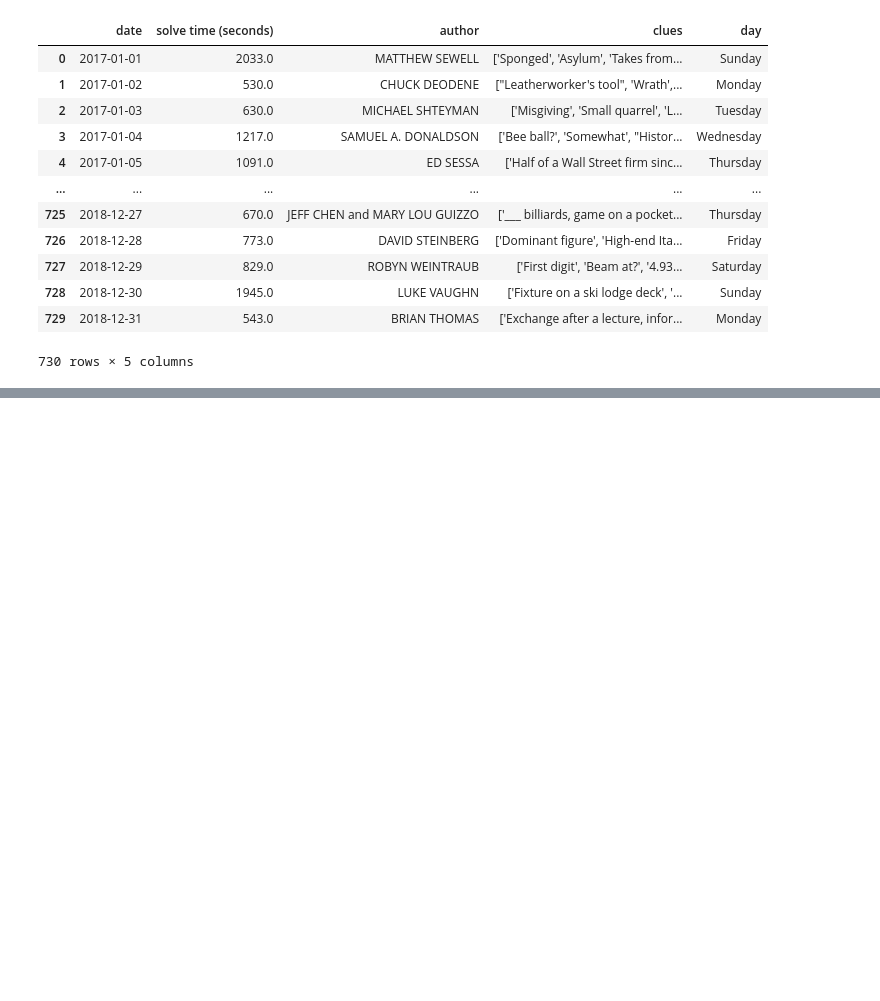
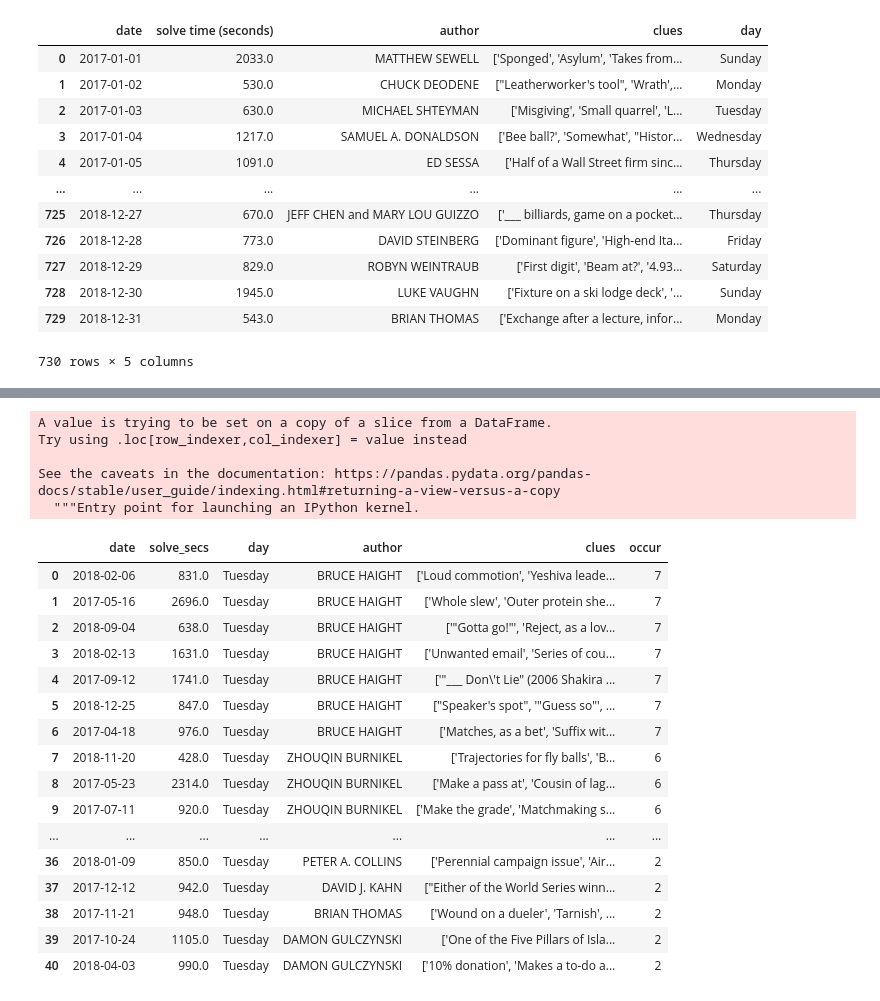
Before and after one commit to kejohnson1231/Crosswords, a Jupyter notebook: capstone_one_code.ipynb, the cells around one changed output, grey strips where cells are left out. Drawn from its saved outputs; the diff is of its cells as text; code cells hidden in the pictures; blank space fills up the shorter version.

```diff
--- a/capstone_one_code.ipynb
+++ b/capstone_one_code.ipynb
@@ -643,0 +816,35 @@ sorted_days.plot.bar()
+# %%
+df_Tues['occur'] = df_Tues.groupby('author')['author'].transform('size')
+
+Tues_auth = df_Tues[df_Tues['occur'] > 1]
+
+
+
+Tues_sort = Tues_auth.sort_values('occur', ascending=False)
+
+Tues_sort.reset_index(drop=True, inplace=True)
+
+Tues_sort
+# %% [output]
+A value is trying to be set on a copy of a slice from a DataFrame.
+Try using .loc[row_indexer,col_indexer] = value instead
+
+See the caveats in the documentation: https://pandas.pydata.org/pandas-docs/stable/user_guide/indexing.html#returning-a-view-versus-a-copy
+  """Entry point for launching an IPython kernel.
+|  | date | solve_secs | day | author | clues | occur |
+| 0 | 2018-02-06 | 831.0 | Tuesday | BRUCE HAIGHT | ['Loud commotion', 'Yeshiva leade... | 7 |
+| 1 | 2017-05-16 | 2696.0 | Tuesday | BRUCE HAIGHT | ['Whole slew', 'Outer protein she... | 7 |
+| 2 | 2018-09-04 | 638.0 | Tuesday | BRUCE HAIGHT | ['"Gotta go!"', 'Reject, as a lov... | 7 |
+| 3 | 2018-02-13 | 1631.0 | Tuesday | BRUCE HAIGHT | ['Unwanted email', 'Series of cou... | 7 |
+| 4 | 2017-09-12 | 1741.0 | Tuesday | BRUCE HAIGHT | ['"___ Don\'t Lie" (2006 Shakira ... | 7 |
+| 5 | 2018-12-25 | 847.0 | Tuesday | BRUCE HAIGHT | ["Speaker's spot", '"Guess so"', ... | 7 |
+| 6 | 2017-04-18 | 976.0 | Tuesday | BRUCE HAIGHT | ['Matches, as a bet', 'Suffix wit... | 7 |
+| 7 | 2018-11-20 | 428.0 | Tuesday | ZHOUQIN BURNIKEL | ['Trajectories for fly balls', 'B... | 6 |
+| 8 | 2017-05-23 | 2314.0 | Tuesday | ZHOUQIN BURNIKEL | ['Make a pass at', 'Cousin of lag... | 6 |
+| 9 | 2017-07-11 | 920.0 | Tuesday | ZHOUQIN BURNIKEL | ['Make the grade', 'Matchmaking s... | 6 |
+| ... | ... | ... | ... | ... | ... | ... |
+| 36 | 2018-01-09 | 850.0 | Tuesday | PETER A. COLLINS | ['Perennial campaign issue', 'Air... | 2 |
+| 37 | 2017-12-12 | 942.0 | Tuesday | DAVID J. KAHN | ["Either of the World Series winn... | 2 |
+| 38 | 2017-11-21 | 948.0 | Tuesday | BRIAN THOMAS | ['Wound on a dueler', 'Tarnish', ... | 2 |
+| 39 | 2017-10-24 | 1105.0 | Tuesday | DAMON GULCZYNSKI | ['One of the Five Pillars of Isla... | 2 |
+| 40 | 2018-04-03 | 990.0 | Tuesday | DAMON GULCZYNSKI | ['10% donation', 'Makes a to-do a... | 2 |
```
Also changed, not shown: parts of 23 cells of this notebook, 6 other files.
